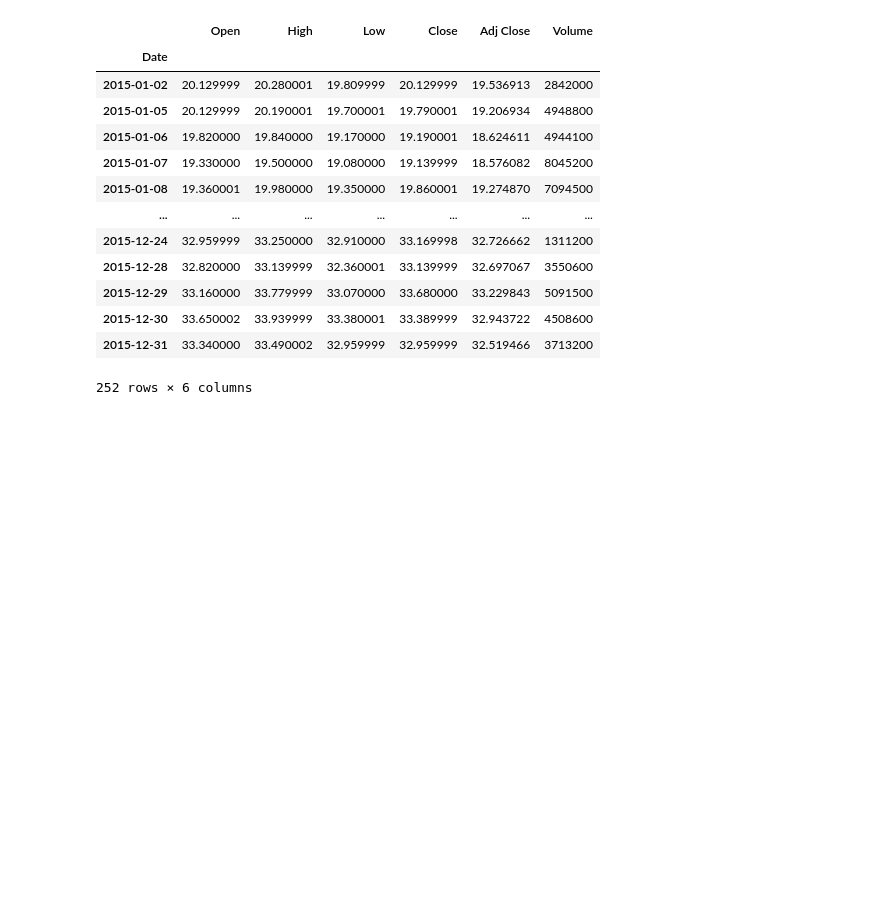
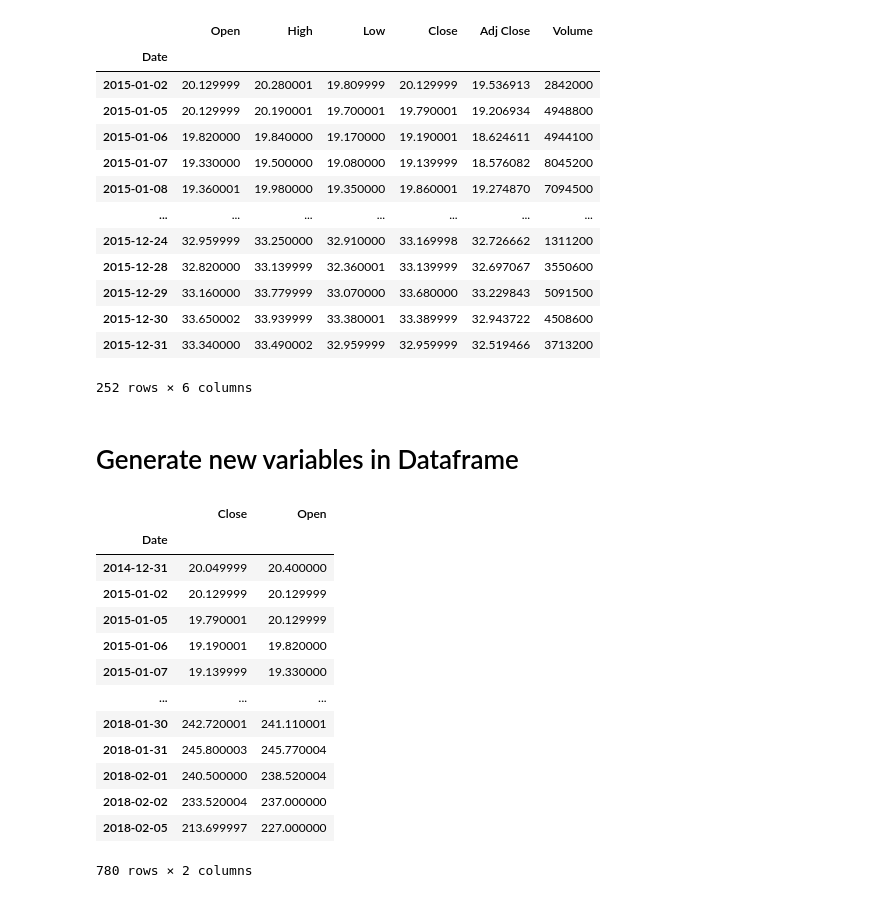
Before and after one commit to JoseDRomano/Python-and-Statistics-for-Financial-Analysis, a Jupyter notebook: week 1/lessons.ipynb, the cells around one changed output. Saved outputs shown, nothing was run; the diff lists cells and outputs as text; code cells hidden in the pictures; blank space fills up the shorter version.

```diff
--- a/week 1/lessons.ipynb
+++ b/week 1/lessons.ipynb
@@ -102,3 +102,22 @@ fb.loc['2015-01-02':'2015-12-31', : ]
 | 2015-12-30 | 33.650002 | 33.939999 | 33.380001 | 33.389999 | 32.943722 | 4508600 |
 | 2015-12-31 | 33.340000 | 33.490002 | 32.959999 | 32.959999 | 32.519466 | 3713200 |
 252 rows × 6 columns
+# %% [markdown]
+# Generate new variables in Dataframe
+# %%
+fb[['Close','Open']]
+# %% [output]
+|  | Close | Open |
+| Date |  |  |
+| 2014-12-31 | 20.049999 | 20.400000 |
+| 2015-01-02 | 20.129999 | 20.129999 |
+| 2015-01-05 | 19.790001 | 20.129999 |
+| 2015-01-06 | 19.190001 | 19.820000 |
+| 2015-01-07 | 19.139999 | 19.330000 |
+| ... | ... | ... |
+| 2018-01-30 | 242.720001 | 241.110001 |
+| 2018-01-31 | 245.800003 | 245.770004 |
+| 2018-02-01 | 240.500000 | 238.520004 |
+| 2018-02-02 | 233.520004 | 237.000000 |
+| 2018-02-05 | 213.699997 | 227.000000 |
+780 rows × 2 columns
```
Also changed, not shown: parts of 8 cells of this notebook, 1 other file.
